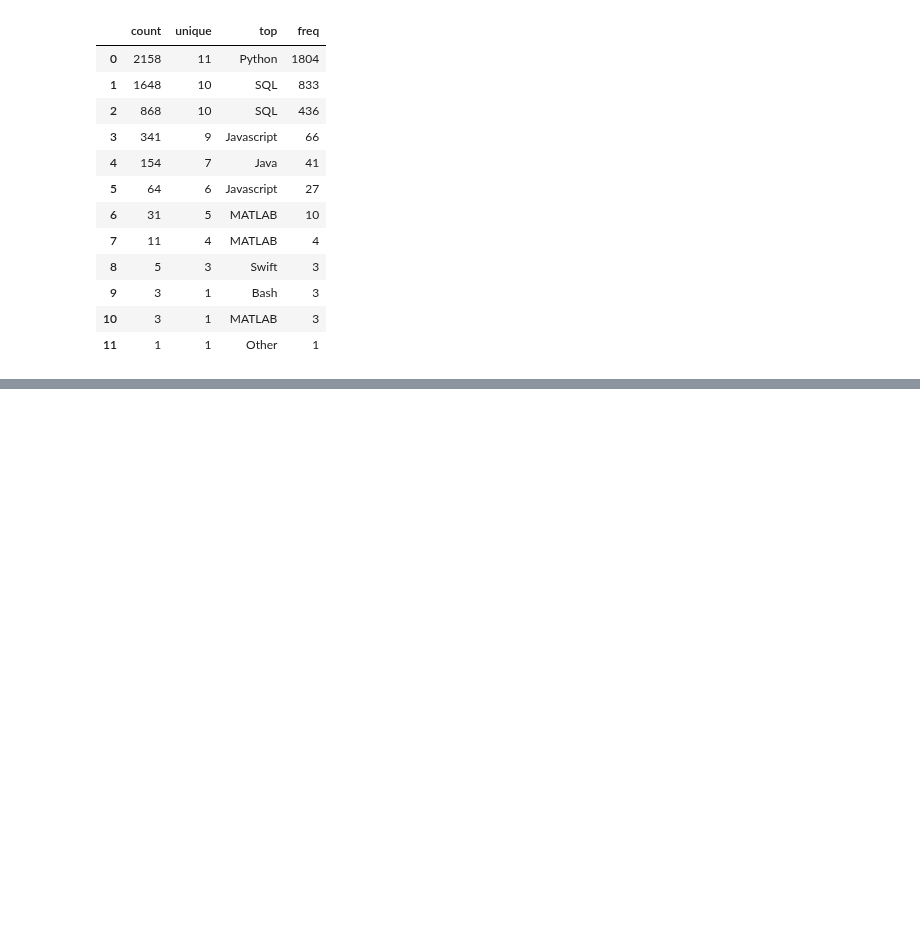
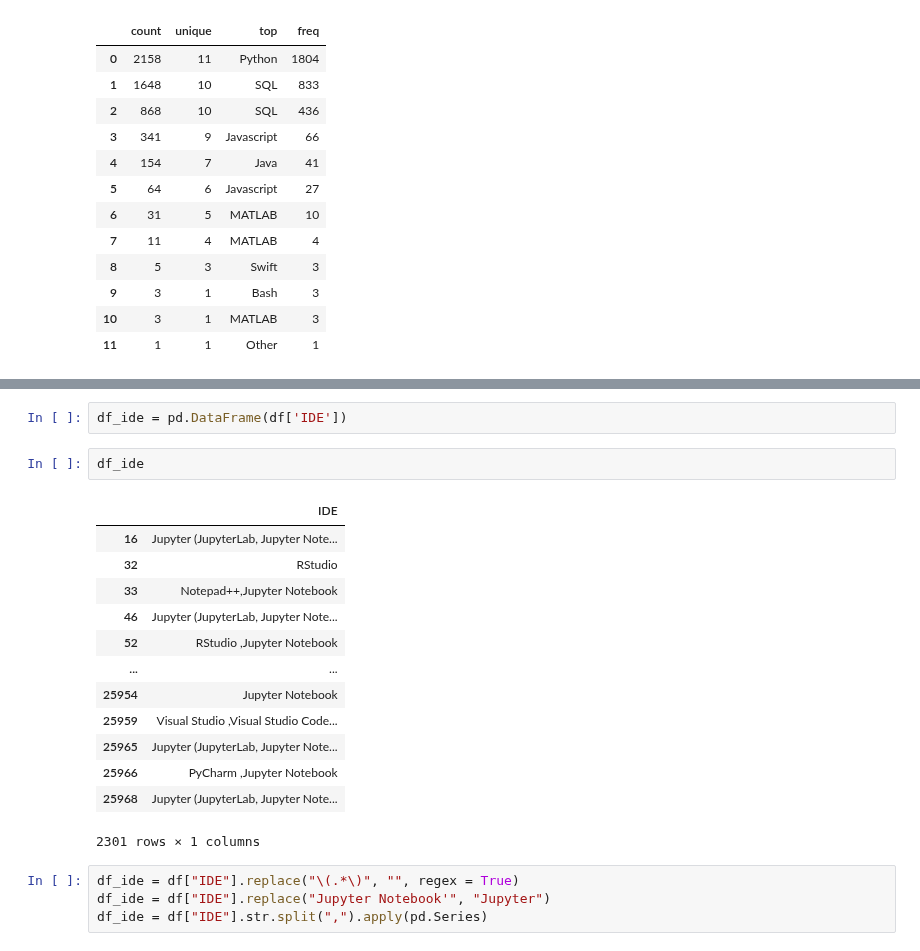
Before and after one commit to Adalab/EDA-ETL-project, a Jupyter notebook: procesamiento_columnas.ipynb, the cells around one changed output, grey strips where cells are left out. Drawn from its saved outputs; the diff is of its cells as text; blank space fills up the shorter version.

```diff
--- a/procesamiento_columnas.ipynb
+++ b/procesamiento_columnas.ipynb
@@ -341,0 +363,22 @@ sns.countplot(x = df["lenguajes_recomendados"]);
+# %%
+df_ide = pd.DataFrame(df['IDE'])
+# %%
+df_ide
+# %% [output]
+|  | IDE |
+| 16 | Jupyter (JupyterLab, Jupyter Note... |
+| 32 | RStudio |
+| 33 | Notepad++,Jupyter Notebook |
+| 46 | Jupyter (JupyterLab, Jupyter Note... |
+| 52 | RStudio ,Jupyter Notebook |
+| ... | ... |
+| 25954 | Jupyter Notebook |
+| 25959 | Visual Studio ,Visual Studio Code... |
+| 25965 | Jupyter (JupyterLab, Jupyter Note... |
+| 25966 | PyCharm ,Jupyter Notebook |
+| 25968 | Jupyter (JupyterLab, Jupyter Note... |
+2301 rows × 1 columns
+# %%
+df_ide = df["IDE"].replace("\(.*\)", "", regex = True)
+df_ide = df["IDE"].replace("Jupyter Notebook'", "Jupyter")
+df_ide = df["IDE"].str.split(",").apply(pd.Series)
```
Also changed, not shown: parts of 5 cells of this notebook, 2 other files.
